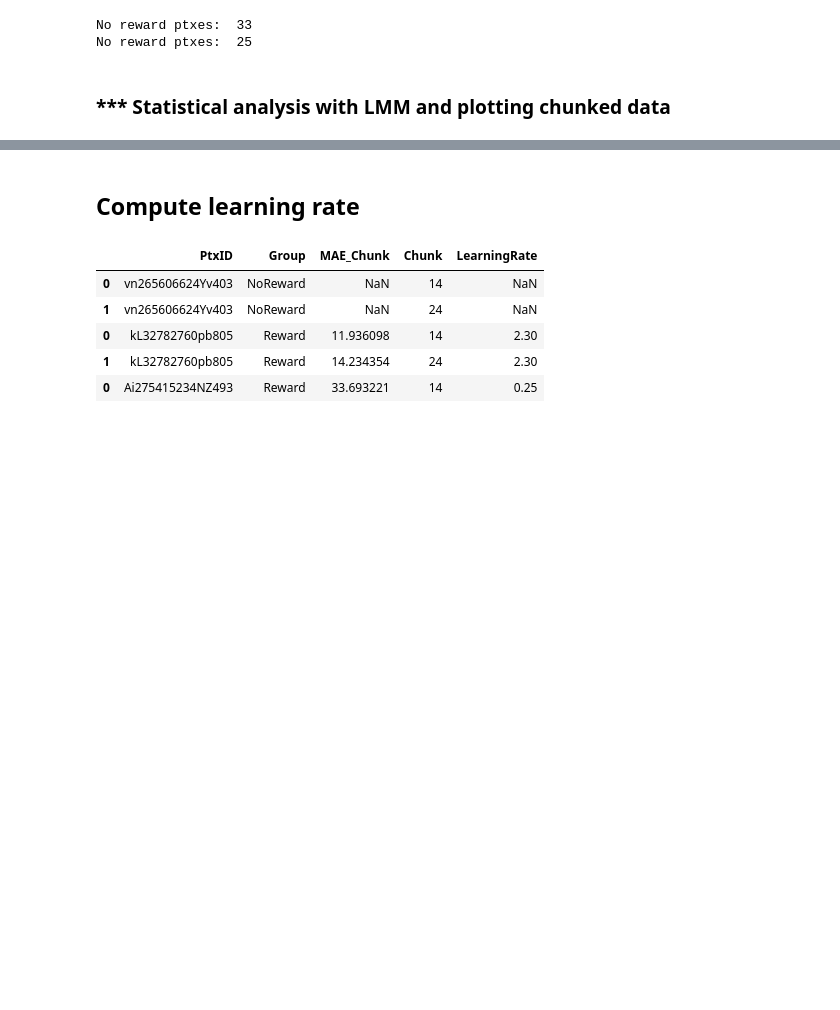
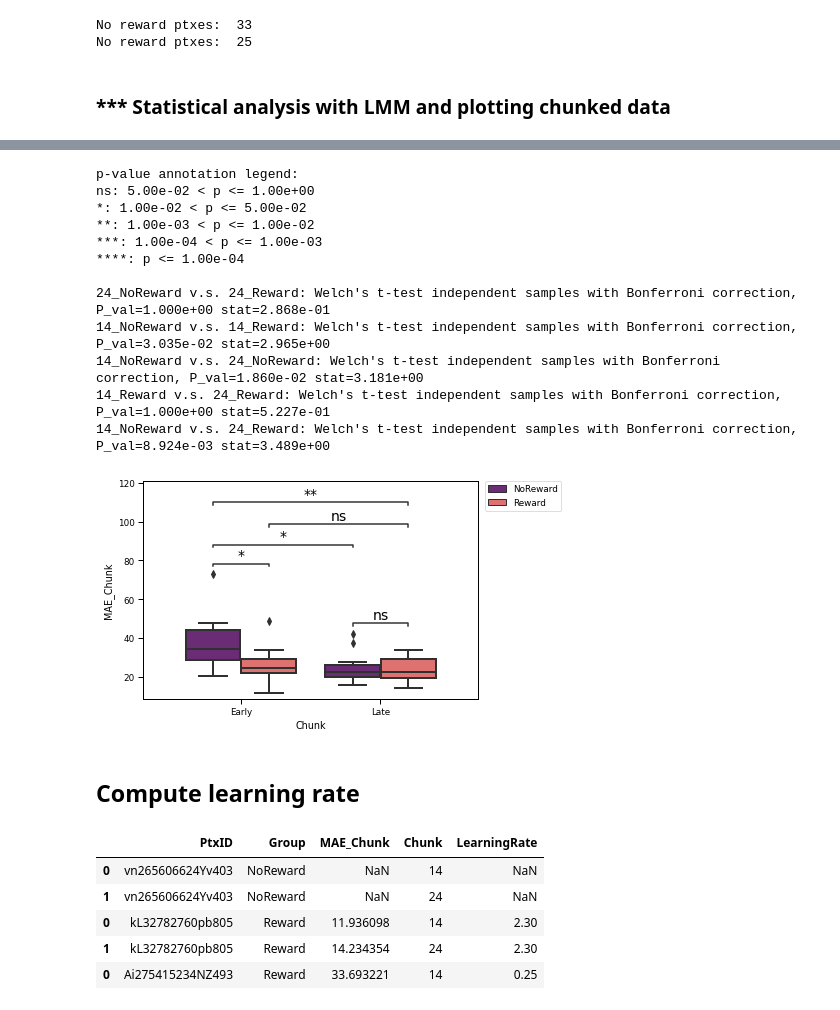
Before and after one commit to DiarKarim/SubEscape, a Jupyter notebook: SubEscape_Data_Analysis/SubEsc_Analysis.ipynb, the cells around one changed output, grey strips where cells are left out. Drawn from its saved outputs; the diff is of its cells as text; code cells hidden in the pictures; blank space fills up the shorter version.

```diff
--- a/SubEscape_Data_Analysis/SubEsc_Analysis.ipynb
+++ b/SubEscape_Data_Analysis/SubEsc_Analysis.ipynb
@@ -698,0 +755,34 @@ Mean group size:      1.7
+# %%
+x='Chunk'
+y='MAE_Chunk'
+hue='Group'
+
+box_pairs = [((14, 'NoReward'),(24, 'NoReward')),
+            ((14, 'Reward'),(24, 'Reward')),
+            ((14, 'NoReward'),(14, 'Reward')),
+            ((24, 'NoReward'),(24, 'Reward')),
+            ((14, 'NoReward'),(24, 'Reward')),]
+
+ax = sns.boxplot(data=df_cln, x=x,y=y, hue=hue, hue_order=['NoReward','Reward'], palette='magma')
+plt.legend(bbox_to_anchor=(1.02, 1), loc='upper left', borderaxespad=0)
+plt.xticks([0,1],['Early', 'Late'])
+
+test_results = add_stat_annotation(ax, data=df_cln, x=x, y=y, hue=hue, hue_order=['NoReward','Reward'],
+                                   box_pairs=box_pairs, test='t-test_welch',
+                                   text_format='star', loc='inside', verbose=2, fontsize=14)
+
+plt.savefig(path2Figures + 'Early_vs_late' + str(time.time())[-1-3:-1] + '_.svg',dpi=600, bbox_inches='tight')
+# %% [output]
+p-value annotation legend:
+ns: 5.00e-02 < p <= 1.00e+00
+*: 1.00e-02 < p <= 5.00e-02
+**: 1.00e-03 < p <= 1.00e-02
+***: 1.00e-04 < p <= 1.00e-03
+****: p <= 1.00e-04
+
+24_NoReward v.s. 24_Reward: Welch's t-test independent samples with Bonferroni correction, P_val=1.000e+00 stat=2.868e-01
+14_NoReward v.s. 14_Reward: Welch's t-test independent samples with Bonferroni correction, P_val=3.035e-02 stat=2.965e+00
+14_NoReward v.s. 24_NoReward: Welch's t-test independent samples with Bonferroni correction, P_val=1.860e-02 stat=3.181e+00
+14_Reward v.s. 24_Reward: Welch's t-test independent samples with Bonferroni correction, P_val=1.000e+00 stat=5.227e-01
+14_NoReward v.s. 24_Reward: Welch's t-test independent samples with Bonferroni correction, P_val=8.924e-03 stat=3.489e+00
+[figure, added]
```
Also changed, not shown: parts of 15 cells of this notebook, 20 other files.
